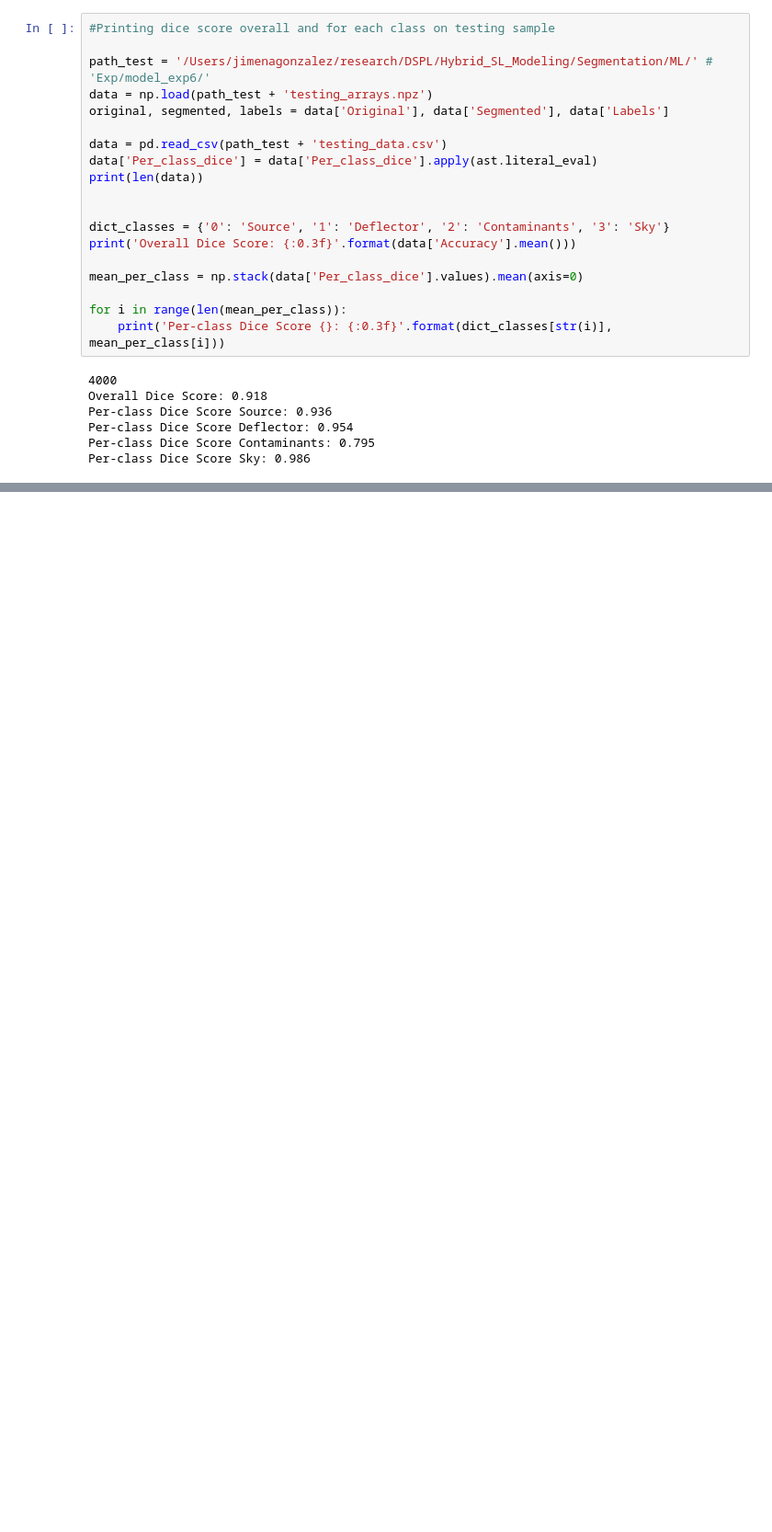
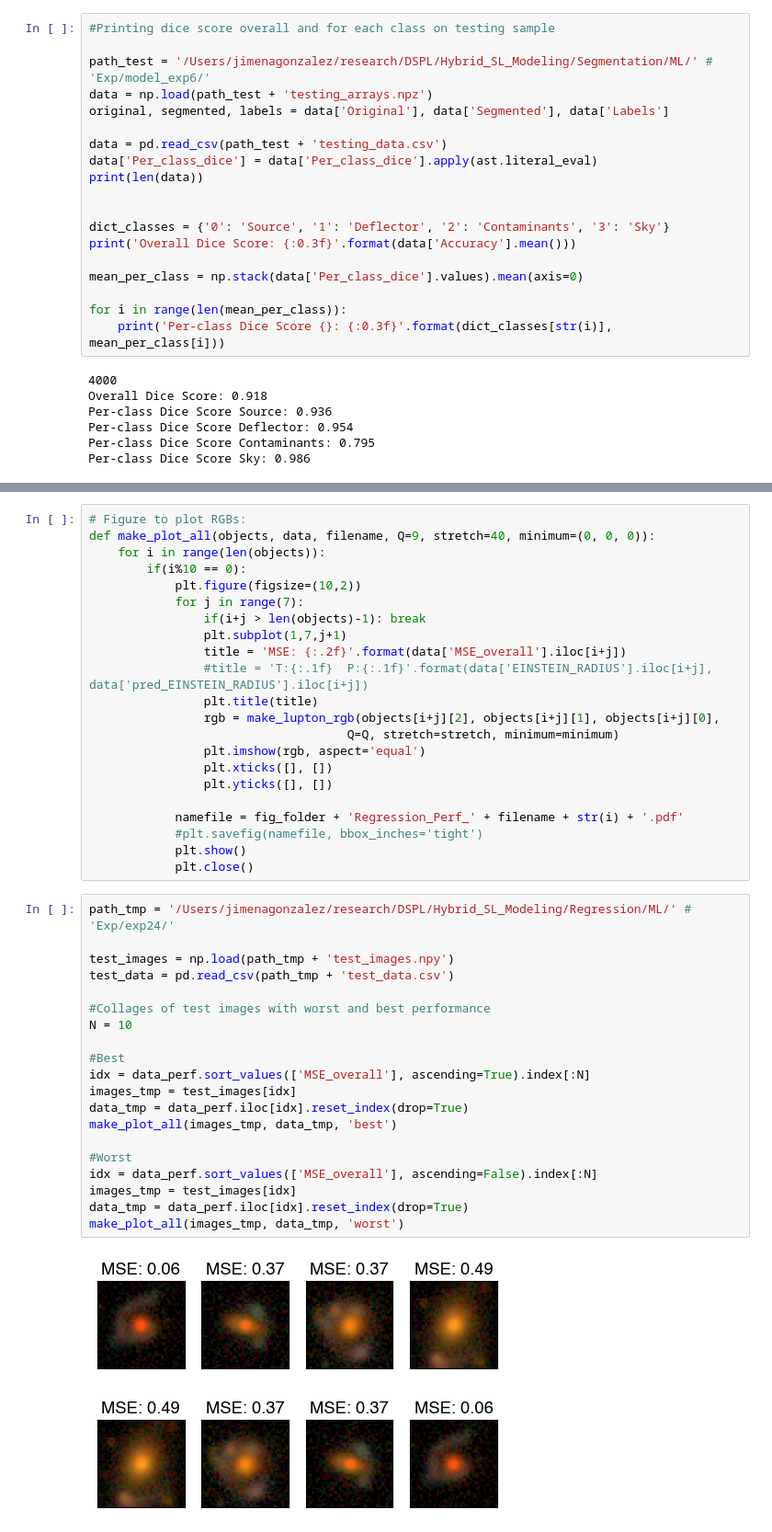
Before and after one commit to JimenaGonzalez/Hybrid_SL_Modeling, a Jupyter notebook: Paper/Figures.ipynb, the cells around one changed output, grey strips where cells are left out. Shown at 92% size. Drawn from its saved outputs; the diff is of its cells as text; blank space fills up the shorter version.

```diff
--- a/Paper/Figures.ipynb
+++ b/Paper/Figures.ipynb
@@ -306,0 +382,45 @@ plot_results(img_tmp, labels_tmp, segmented_tmp, 'worst', ncols=N_fig)
+# %%
+# Figure to plot RGBs:
+def make_plot_all(objects, data, filename, Q=9, stretch=40, minimum=(0, 0, 0)):
+    for i in range(len(objects)):
+        if(i%10 == 0):
+            plt.figure(figsize=(10,2))
+            for j in range(7):
+                if(i+j > len(objects)-1): break
+                plt.subplot(1,7,j+1)
+                title = 'MSE: {:.2f}'.format(data['MSE_overall'].iloc[i+j])
+                #title = 'T:{:.1f}  P:{:.1f}'.format(data['EINSTEIN_RADIUS'].iloc[i+j], data['pred_EINSTEIN_RADIUS'].iloc[i+j])
+                plt.title(title)
+                rgb = make_lupton_rgb(objects[i+j][2], objects[i+j][1], objects[i+j][0],
+                                    Q=Q, stretch=stretch, minimum=minimum)
+                plt.imshow(rgb, aspect='equal')
+                plt.xticks([], [])
+                plt.yticks([], [])
+
+            namefile = fig_folder + 'Regression_Perf_' + filename + str(i) + '.pdf'
+            #plt.savefig(namefile, bbox_inches='tight')
+            plt.show()
+            plt.close()
+# %%
+path_tmp = '/Users/jimenagonzalez/research/DSPL/Hybrid_SL_Modeling/Regression/ML/' # 'Exp/exp24/'
+
+test_images = np.load(path_tmp + 'test_images.npy')
+test_data = pd.read_csv(path_tmp + 'test_data.csv')
+
+#Collages of test images with worst and best performance
+N = 10
+
+#Best
+idx = data_perf.sort_values(['MSE_overall'], ascending=True).index[:N]
+images_tmp = test_images[idx]
+data_tmp = data_perf.iloc[idx].reset_index(drop=True)
+make_plot_all(images_tmp, data_tmp, 'best')
+
+#Worst
+idx = data_perf.sort_values(['MSE_overall'], ascending=False).index[:N]
+images_tmp = test_images[idx]
+data_tmp = data_perf.iloc[idx].reset_index(drop=True)
+make_plot_all(images_tmp, data_tmp, 'worst')
+# %% [output]
+[figure, added]
+[figure, added]
```
Also changed, not shown: parts of 14 cells of this notebook.
